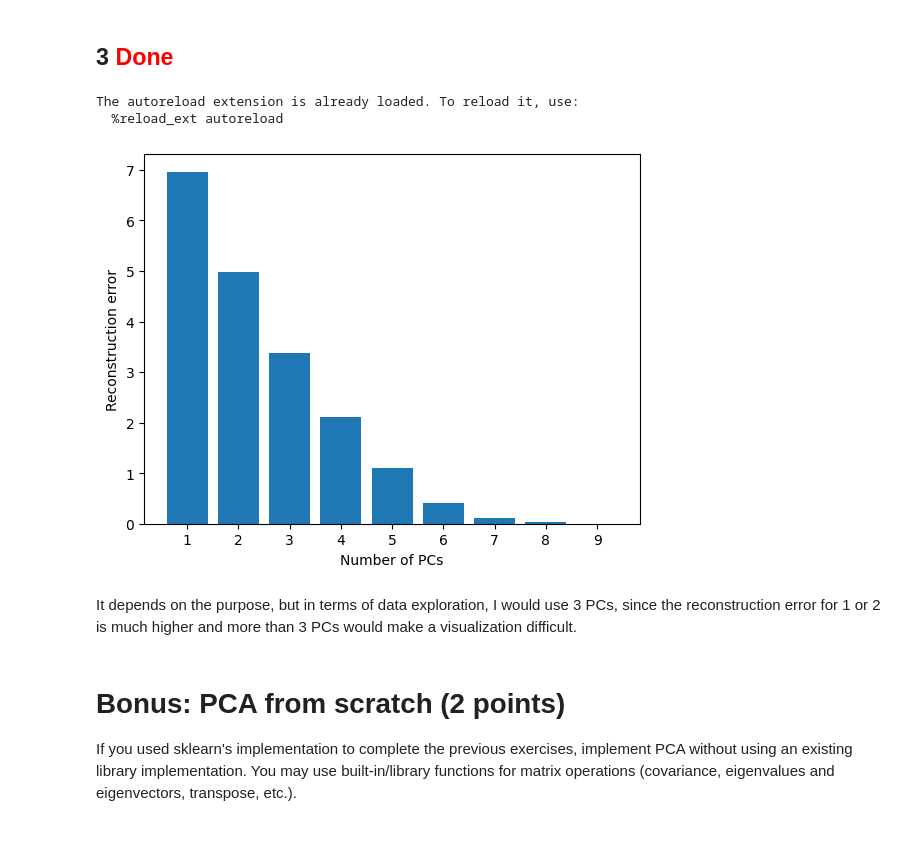
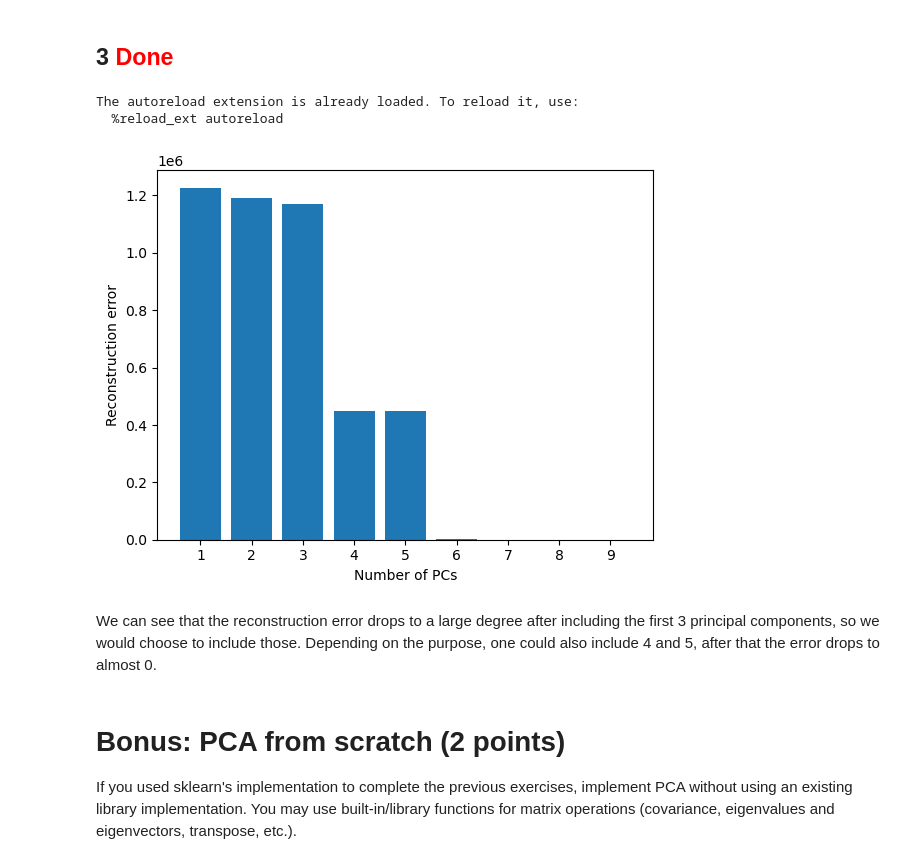
Before and after one commit to lflage/NNIA_22_23, a Jupyter notebook: Assignment_2/assignment2.ipynb, the cells around one changed output. Drawn from its saved outputs; the diff is of its cells as text; code cells hidden in the pictures; blank space fills up the shorter version.

Commit message:
Modified plotting, selected Reconstruction of unnormalized data for all subtasks

```diff
--- a/Assignment_2/assignment2.ipynb
+++ b/Assignment_2/assignment2.ipynb
@@ -204,37 +207,34 @@ For more information on the dataset, please refer to the [sklearn documentation]
 # %%
 %load_ext autoreload
 %autoreload 2
 
 # from solution import ....
 
 # import your function from your .py file here and run this cell when you're done!
 
 house_data=fetch_california_housing(data_home=None, download_if_missing=True, return_X_y=False, as_frame=True)
 house_df = house_data.frame
 house_a = house_df.to_numpy()
-house_a.shape[1]
 
 house_pca_errors = []
 
 for i in range(1,house_a.shape[1]+1):
     house_pca = run_pca(house_a,i)
-    house_pca_errors.append(house_pca["Reconstr error norm"])
-
-#print(house_pca_errors)
+    house_pca_errors.append(house_pca["Reconstr error original"])
 
 x = np.arange(1, 10, dtype=int)
 y = np.array(house_pca_errors)
 plt.bar(x,y)
 plt.xticks(x)
 plt.xlabel('Number of PCs')
 plt.ylabel('Reconstruction error')
 plt.show()
 # %% [output]
 The autoreload extension is already loaded. To reload it, use:
   %reload_ext autoreload
-[figure, old version]
+[figure, new version]
-# %% [markdown]
-It depends on the purpose, but in terms of data exploration, I would use 3 PCs, since the reconstruction error for 1 or 2 is much higher and more than 3 PCs would make a visualization difficult.
+# %% [markdown]
+We can see that the reconstruction error drops to a large degree after including the first 3 principal components, so we would choose to include those. Depending on the purpose, one could also include 4 and 5, after that the error drops to almost 0.
 # %% [markdown]
 # Bonus: PCA from scratch (2 points)
 
```
Also changed, not shown: parts of 3 cells of this notebook.
